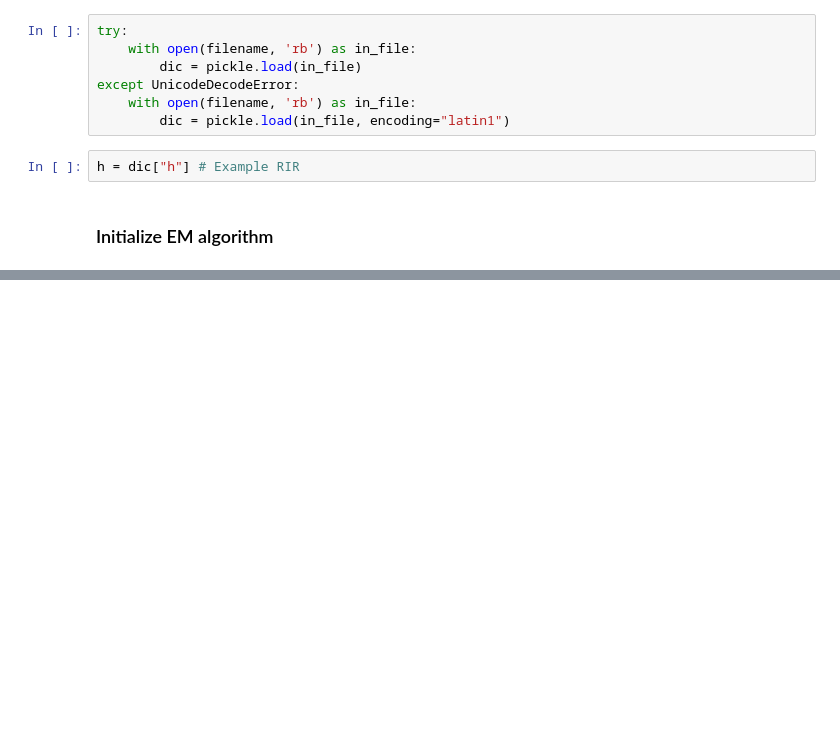
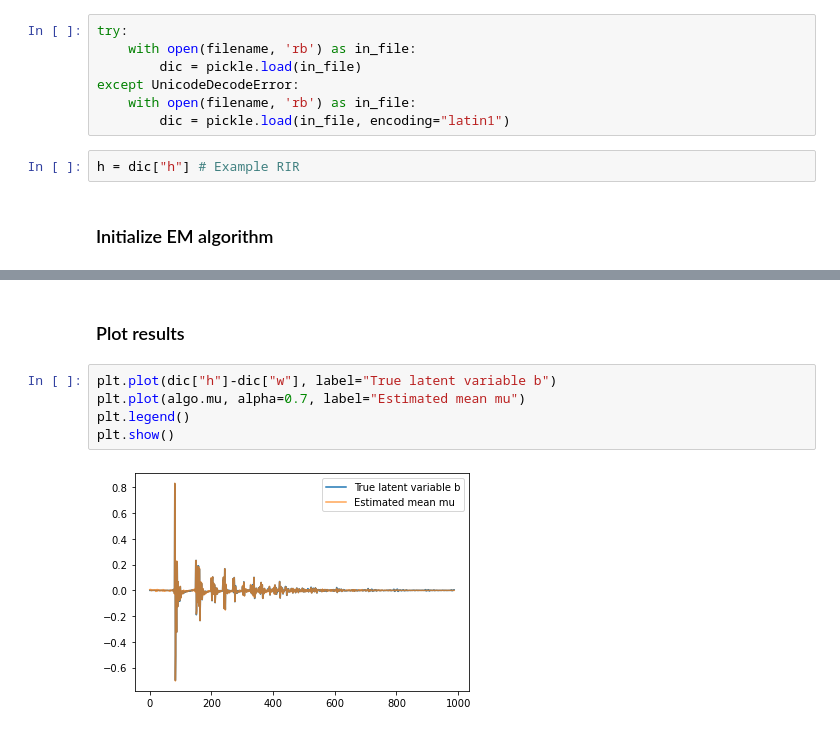
Before and after one commit to Aknin/P_matrix_model, a Jupyter notebook: example.ipynb, the cells around one changed output, grey strips where cells are left out. Drawn from its saved outputs; the diff is of its cells as text; blank space fills up the shorter version.

```diff
--- a/example.ipynb
+++ b/example.ipynb
@@ -75,3 +105,12 @@ for i in range(n_iter):
 update_progress(1)
 # %% [output]
 Progress: [####################] 100.0%
+# %% [markdown]
+### Plot results
+# %%
+plt.plot(dic["h"]-dic["w"], label="True latent variable b")
+plt.plot(algo.mu, alpha=0.7, label="Estimated mean mu")
+plt.legend()
+plt.show()
+# %% [output]
+[figure, added]
```
Also changed, not shown: parts of 9 cells of this notebook, 1 other file.
